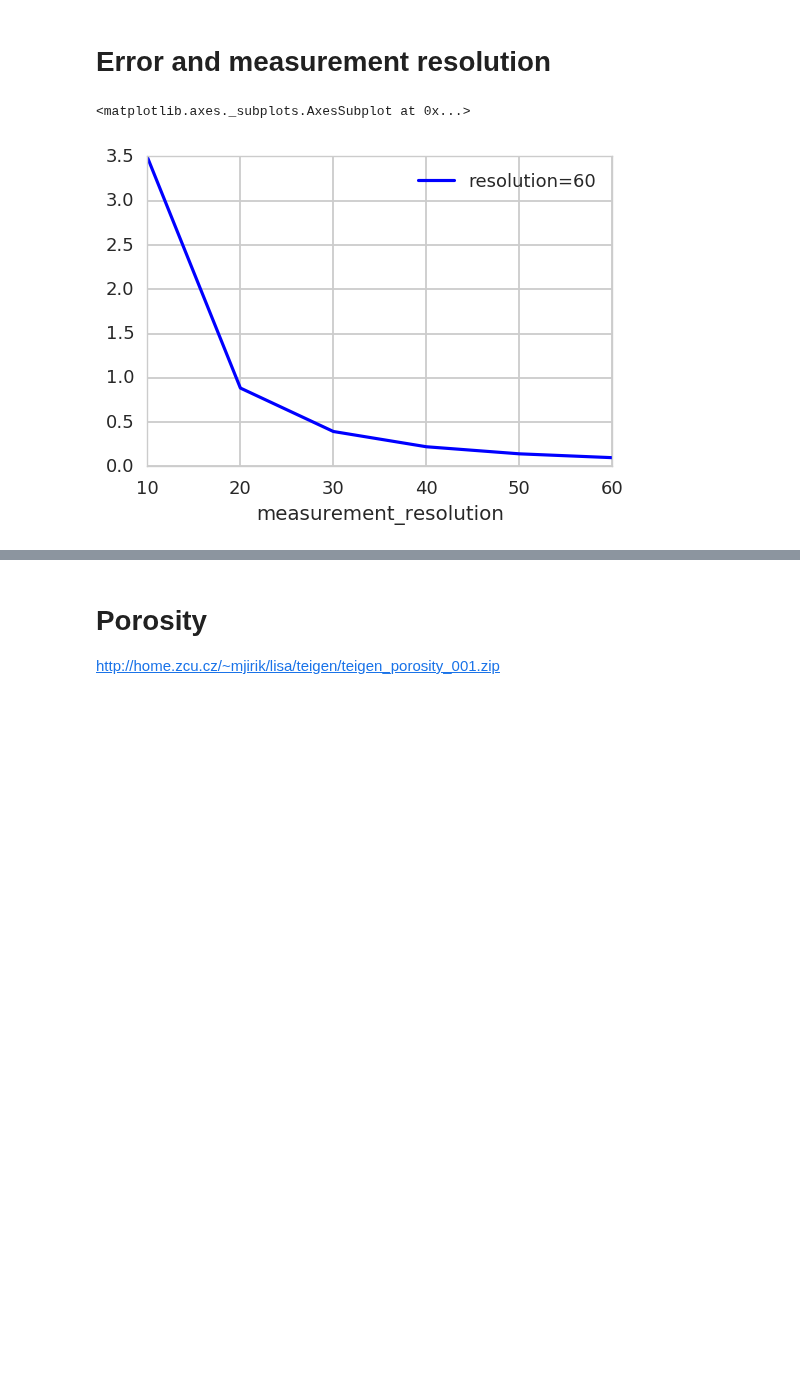
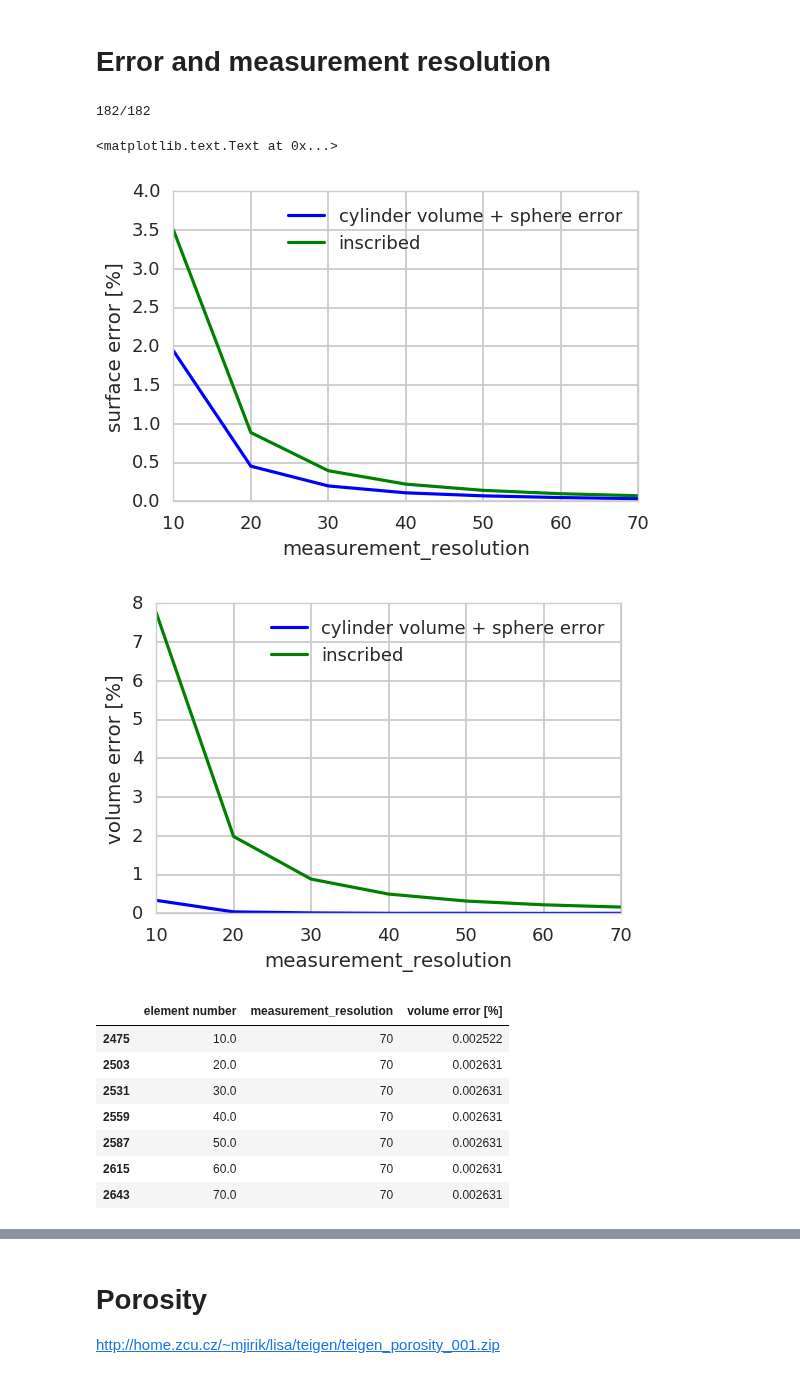
Before and after one commit to mjirik/teigen, a Jupyter notebook: examples/paperfigures.ipynb, the cells around one changed output, grey strips where cells are left out. Cells and saved outputs as stored; diff of their text form; code cells hidden in the pictures; blank space fills up the shorter version.

```diff
--- a/examples/paperfigures.ipynb
+++ b/examples/paperfigures.ipynb
@@ -177,15 +181,64 @@ sns.lmplot(y=k1, x=k2, data=dfs, order=4,
 # %% [markdown]
 # Error and measurement resolution
+# %%
+# zip(list(dfs_group))
+
+# for radius_method in available_radius_methods:
+radius_method = "inscribed"
+dfs = df[
+    df[note_key] == "element number " + radius_method
+    # df["generators Unconnected cylinders radius_distribution_mean"] == 5
+]
+dfs = select_df(df, note_contains="element number ")
+l1 = len(dfs)
+dfs = newer_data(dfs, date)
+print("{}/{}".format(len(dfs), l1))
+if len(dfs) < 1:
+    print "blbe"
+#     continue
+xkey="measurement_resolution"
+ykey="surface error [%]"
+# .plot(x="element_number")
+sns.set_context("talk")
+
+dfs_group = dfs[[ykey, xkey, note_key]].sort_values(by=xkey).groupby(by=note_key)
+fig, ax = plt.subplots(
+#         figsize=(5,3)
+)
+    # dfs_group.plot(x="element_number", y="surface error [%]", ax=ax)
+for label, dfi in dfs_group:
+    dfi.groupby(by=xkey).mean().abs().reset_index().plot(x=xkey, y=ykey, ax=ax, label="{}".format(label[15:]))
+plt.ylabel(ykey)
+plt.xlabel(xkey)
+# dfs_group.plot(x=xkey, y=ykey)
+xkey="measurement_resolution"
+ykey="volume error [%]"
+# .plot(x="element_number")
+sns.set_context("talk")
+
+dfs_group = dfs[[ykey, xkey, note_key]].sort_values(by=xkey).groupby(by=note_key)
+fig, ax = plt.subplots(
+#         figsize=(5,3)
+)
+    # dfs_group.plot(x="element_number", y="surface error [%]", ax=ax)
+for label, dfi in dfs_group:
+    dfi.groupby(by=xkey).mean().abs().reset_index().plot(x=xkey, y=ykey, ax=ax, label="{}".format(label[15:]))
+plt.ylabel(ykey)
+plt.xlabel(xkey)
+# %% [output]
+182/182
+<matplotlib.text.Text at 0x...>
+[figure, added]
+[figure, added]
 # %%
-# zip(list(dfs_group))
-
-xkey="measurement_resolution"
-ykey="surface error [%]"
-dfs_group = dfs[["surface error [%]", "measurement_resolution" ]].sort_values(by="measurement_resolution")#.groupby(by="measurement_resolution")
-# .plot(x="element_number")
-sns.set_context("talk")
-dfs_group.groupby(by="measurement_resolution").mean().abs().reset_index().plot(x=xkey, y=ykey, label="resolution={}".format(label))
-# dfs_group.plot(x=xkey, y=ykey)
+# dfi.groupby(by="measurement_resolution").mean().abs().reset_index().plot(x=xkey, y=ykey, ax=ax, label="resolution={}".format(label))
+dfi
 # %% [output]
-<matplotlib.axes._subplots.AxesSubplot at 0x...>
-[figure, removed]
+|  | element number | measurement_resolution | volume error [%] |
+| 2475 | 10.0 | 70 | 0.002522 |
+| 2503 | 20.0 | 70 | 0.002631 |
+| 2531 | 30.0 | 70 | 0.002631 |
+| 2559 | 40.0 | 70 | 0.002631 |
+| 2587 | 50.0 | 70 | 0.002631 |
+| 2615 | 60.0 | 70 | 0.002631 |
+| 2643 | 70.0 | 70 | 0.002631 |
```
Also changed, not shown: parts of 8 cells of this notebook.
